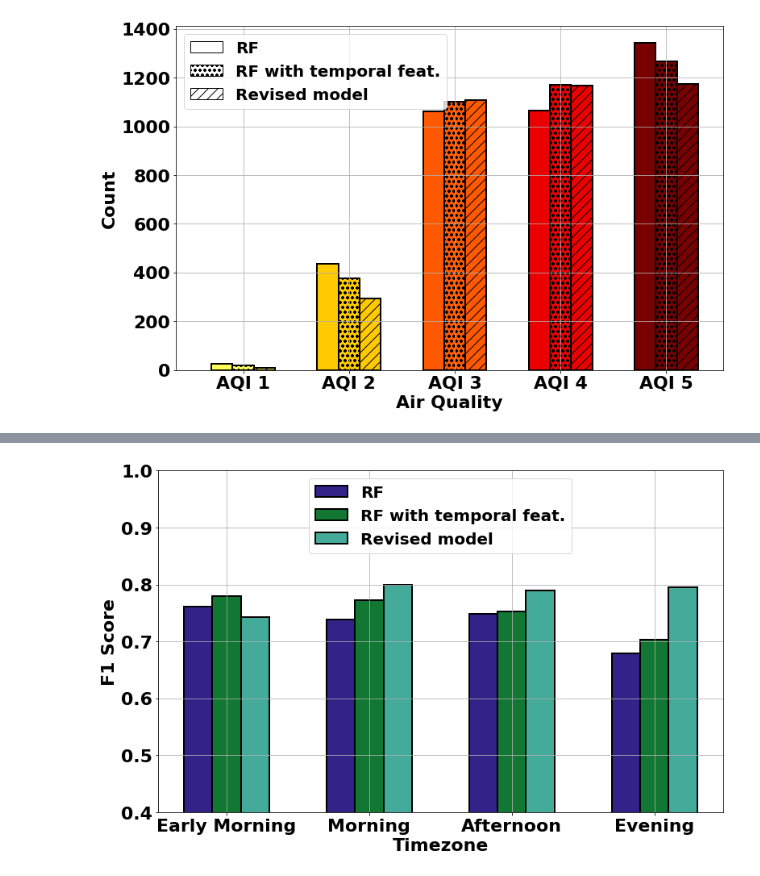
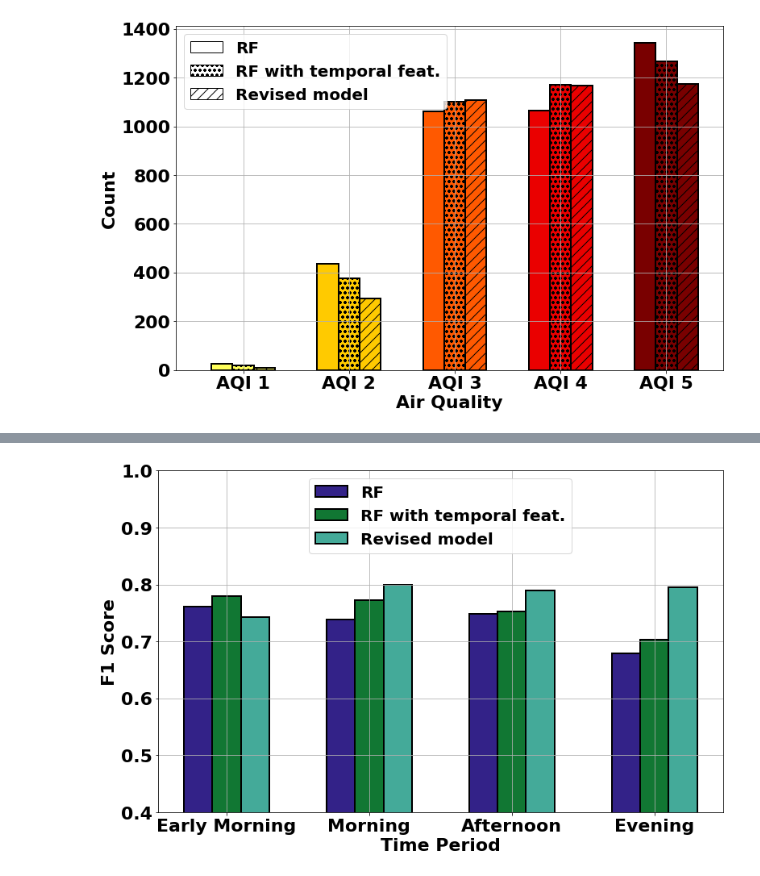
Before and after one commit to prasenjit52282/AQuaMoHo, a Jupyter notebook: plot.ipynb, the cells around one changed output, grey strips where cells are left out. Drawn from its saved outputs; the diff is of its cells as text; code cells hidden in the pictures.

Commit message:
time period data dist plots and performance plots are updated

```diff
--- a/plot.ipynb
+++ b/plot.ipynb
@@ -497,8 +497,10 @@ fig.savefig("./logs/figs/delhi_aqi4_miss.png")
 import glob
 import numpy as np
 import pandas as pd
+import seaborn as sns
 import matplotlib.pyplot as plt
-color=["#332288","#117733","#44AA99","#88CCEE","#DDCC77","#CC6677"]
+#color=["#332288","#117733","#44AA99","#88CCEE","#DDCC77","#CC6677"]
+color=sns.color_palette('hot_r',5)
 
 def read_with_nclass(f,class5=True):
     df=pd.read_csv(f)
@@ -514,13 +516,13 @@ def read_all_files(loc,class5=True):
 
 def time_zone_cal(s):
     hour=int(s.split()[1].split(':')[0])
-    if 0<=hour<=9:
+    if 0<=hour<=5:#0:00-5:59
         time_zone='Early_Morning'
-    elif 9<hour<=12:
+    elif 6<=hour<=11: #6:00-11:59
         time_zone='Morning'
-    elif 12<hour<=17:
+    elif 12<=hour<=17: #12:00-17:59
         time_zone='Afternoon'
-    elif 17<hour<=23:
+    else: #18:00-23:59
         time_zone='Evening'
     return time_zone
 
@@ -536,10 +538,11 @@ def plot_time_wise_data_dist(city="Dgp"):
     df2.plot.bar(stacked=True,ax=ax,color=color,ec='k',linewidth=3,width=0.4)
     ax.set_xticklabels(['Early Morning','Morning','Afternoon','Evening'],rotation=0,fontsize=22,fontweight="bold")
     plt.yticks(fontsize=22,fontweight="bold")
-    ax.set_xlabel("Timezone",fontsize=22,fontweight="bold")
+    ax.set_xlabel("Time Period",fontsize=22,fontweight="bold")
     ax.set_ylabel("# Samples",fontsize=22,fontweight="bold")
-    ax.set_ylim(0.5)
-    ax.legend(fontsize=22)
+    if city=="Dgp":ax.set_ylim(0,5500)
+    else:ax.set_ylim(0,50000)
+    ax.legend(loc="upper right",fontsize=22,ncol=3)
     ax.grid()
     plt.tight_layout()
     plt.show()
@@ -628,35 +631,35 @@ ax.bar(x=np.array([1,2,3,4])-0.2,height=rf_old_f1.values(),align='center', alpha
 #RF
 ax.bar(x=np.array([1,2,3,4]),height=rf_f1.values(),align='center', alpha=1, ecolor='k',
        capsize=10,color=color[1],
        width=0.2,ec='k',linewidth=linewidth-2,#hatch='oo',
        error_kw =dict(linestyle='-',linewidth=linewidth-1, color='black',markeredgewidth=linewidth-1),label="RF with temporal feat.")
 #RNN
 ax.bar(x=np.array([1,2,3,4])+0.2,height=rnn_f1.values(), #GP
        align='center', alpha=1, ecolor='k',
        capsize=10,color=color[2],
        width=0.2,ec='k',linewidth=linewidth-2,#hatch='//',
        error_kw =dict(linestyle='-',linewidth=linewidth-1, color='black',markeredgewidth=linewidth-1),label="Revised model")
 
 ax.set_ylim(0.4,1.0)
 
-ax.set_xlabel("Timezone",fontsize=fontsize, fontweight='bold')
+ax.set_xlabel("Time Period",fontsize=fontsize, fontweight='bold')
 ax.set_ylabel("F1 Score",fontsize=fontsize, fontweight='bold')
 
 ax.set_xticks([1,2,3,4])
 ax.set_xticklabels(["Early Morning","Morning","Afternoon","Evening"],fontsize=fontsize, fontweight='bold')
 plt.yticks(fontsize=fontsize, fontweight='bold')
 
 #LEGEND######
 # plt.bar([1],[0],label='RF',color='white',ec='k')
 # plt.bar([1],[0],label='RF with temporal feat.',color='white',ec='k',hatch='oo')
 # plt.bar([1],[0],label='Revised model',color='white',ec='k',hatch='//')
 plt.legend(loc='upper center',prop=dict(size=fontsize-2,weight="bold"))
 
 plt.tight_layout()
 plt.grid()
 fig.savefig("./logs/figs/dgp_tz_perf.png")
 # %% [output]
-[figure, old version]
+[figure, new version]
 # %%
 #Delhi
 city="Delhi"
```
Also changed, not shown: parts of 3 cells of this notebook, 4 other files.
